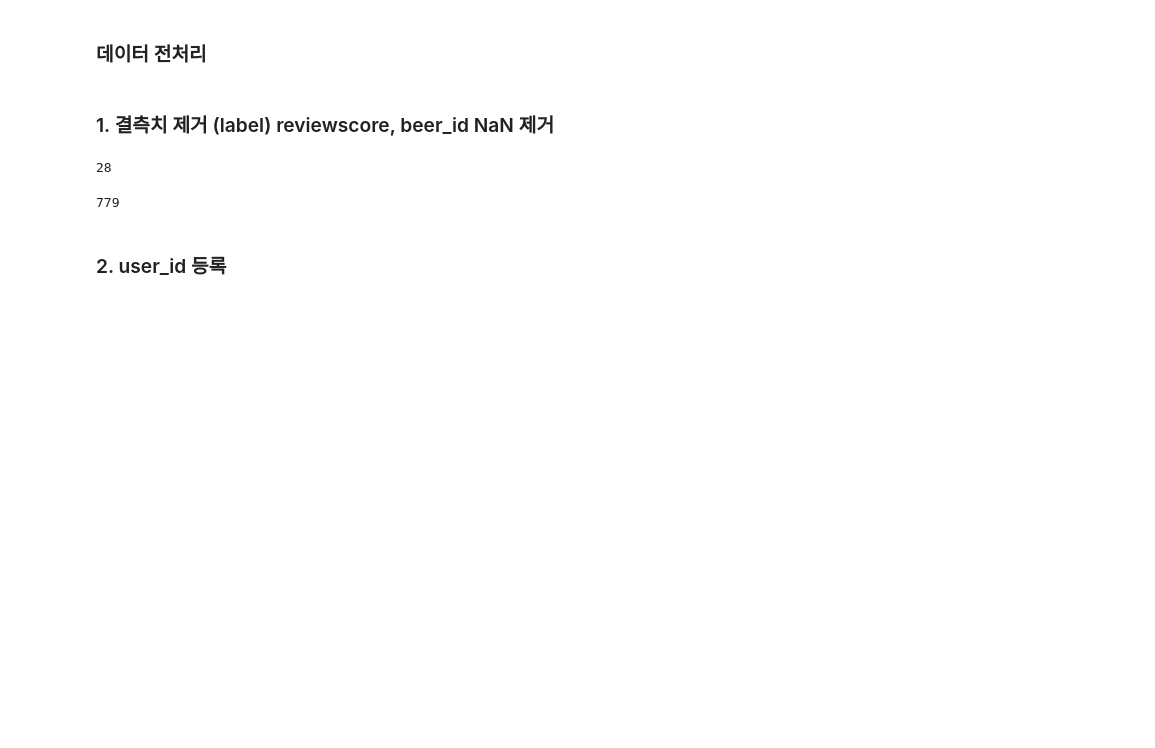
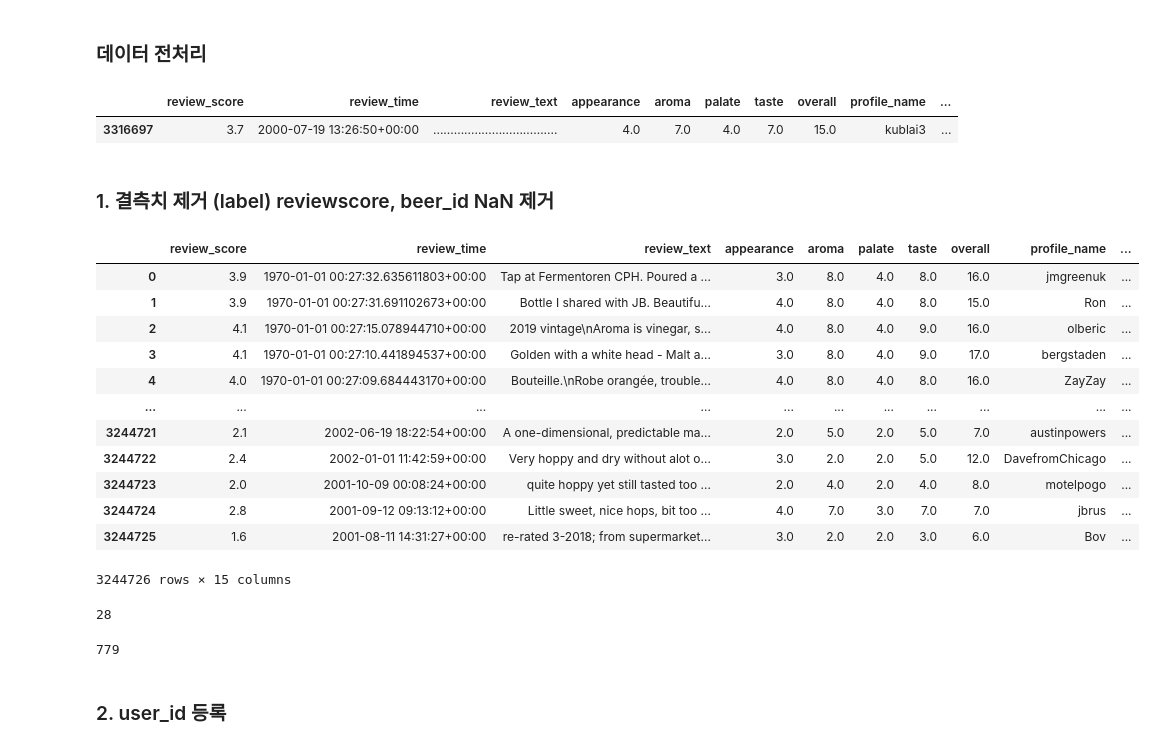
Before and after one commit to boostcampaitech3/final-project-level3-recsys-10, a Jupyter notebook: data_engineering/data_preprocessing.ipynb, the cells around one changed output. Drawn from its saved outputs; the diff is of its cells as text; code cells hidden in the pictures; blank space fills up the shorter version.

```diff
--- a/data_engineering/data_preprocessing.ipynb
+++ b/data_engineering/data_preprocessing.ipynb
@@ -10,8 +10,29 @@ np.random.seed(seed=42)
 data_dir = "../data"
 # preprocessed_output_dir = "../data/train"
 raw_ratebeer = pd.read_json(os.path.join(data_dir, "raw_ratebeer.json"))
+# %%
+raw_ratebeer.tail(1)
+# %% [output]
+|  | review_score | review_time | review_text | appearance | aroma | palate | taste | overall | profile_name | ... |
+| 3316697 | 3.7 | 2000-07-19 13:26:50+00:00 | .................................... | 4.0 | 7.0 | 4.0 | 7.0 | 15.0 | kublai3 | ... |
 # %% [markdown]
 ### 1. 결측치 제거 (label) reviewscore, beer_id NaN 제거
+# %%
+raw_ratebeer
+# %% [output]
+|  | review_score | review_time | review_text | appearance | aroma | palate | taste | overall | profile_name | ... |
+| 0 | 3.9 | 1970-01-01 00:27:32.635611803+00:00 | Tap at Fermentoren CPH. Poured a ... | 3.0 | 8.0 | 4.0 | 8.0 | 16.0 | jmgreenuk | ... |
+| 1 | 3.9 | 1970-01-01 00:27:31.691102673+00:00 | Bottle I shared with JB. Beautifu... | 4.0 | 8.0 | 4.0 | 8.0 | 15.0 | Ron | ... |
+| 2 | 4.1 | 1970-01-01 00:27:15.078944710+00:00 | 2019 vintage\nAroma is vinegar, s... | 4.0 | 8.0 | 4.0 | 9.0 | 16.0 | olberic | ... |
+| 3 | 4.1 | 1970-01-01 00:27:10.441894537+00:00 | Golden with a white head - Malt a... | 3.0 | 8.0 | 4.0 | 9.0 | 17.0 | bergstaden | ... |
+| 4 | 4.0 | 1970-01-01 00:27:09.684443170+00:00 | Bouteille.\nRobe orangée, trouble... | 4.0 | 8.0 | 4.0 | 8.0 | 16.0 | ZayZay | ... |
+| ... | ... | ... | ... | ... | ... | ... | ... | ... | ... | ... |
+| 3244721 | 2.1 | 2002-06-19 18:22:54+00:00 | A one-dimensional, predictable ma... | 2.0 | 5.0 | 2.0 | 5.0 | 7.0 | austinpowers | ... |
+| 3244722 | 2.4 | 2002-01-01 11:42:59+00:00 | Very hoppy and dry without alot o... | 3.0 | 2.0 | 2.0 | 5.0 | 12.0 | DavefromChicago | ... |
+| 3244723 | 2.0 | 2001-10-09 00:08:24+00:00 | quite hoppy yet still tasted too ... | 2.0 | 4.0 | 2.0 | 4.0 | 8.0 | motelpogo | ... |
+| 3244724 | 2.8 | 2001-09-12 09:13:12+00:00 | Little sweet, nice hops, bit too ... | 4.0 | 7.0 | 3.0 | 7.0 | 7.0 | jbrus | ... |
+| 3244725 | 1.6 | 2001-08-11 14:31:27+00:00 | re-rated 3-2018; from supermarket... | 3.0 | 2.0 | 2.0 | 3.0 | 6.0 | Bov | ... |
+3244726 rows × 15 columns
 # %%
 # reviewscore
 print(raw_ratebeer.review_score.isna().sum())
```
Also changed, not shown: parts of 14 cells of this notebook, 1 other file.
